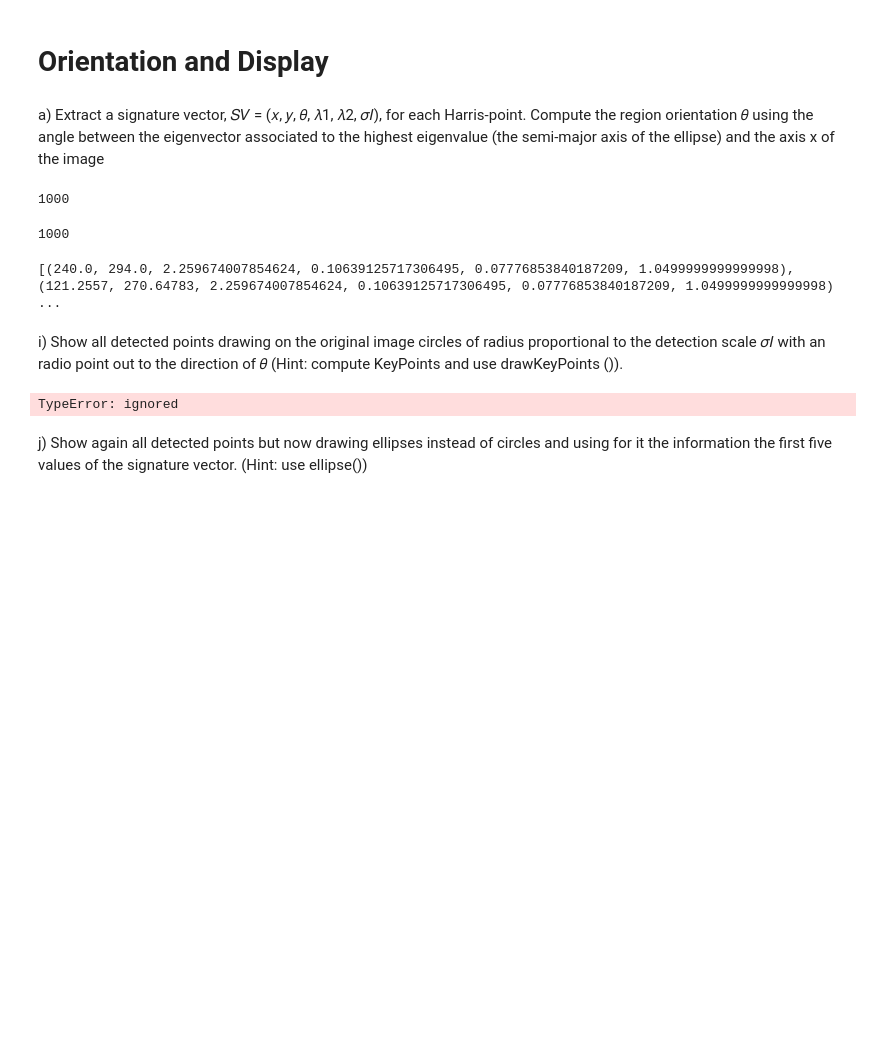
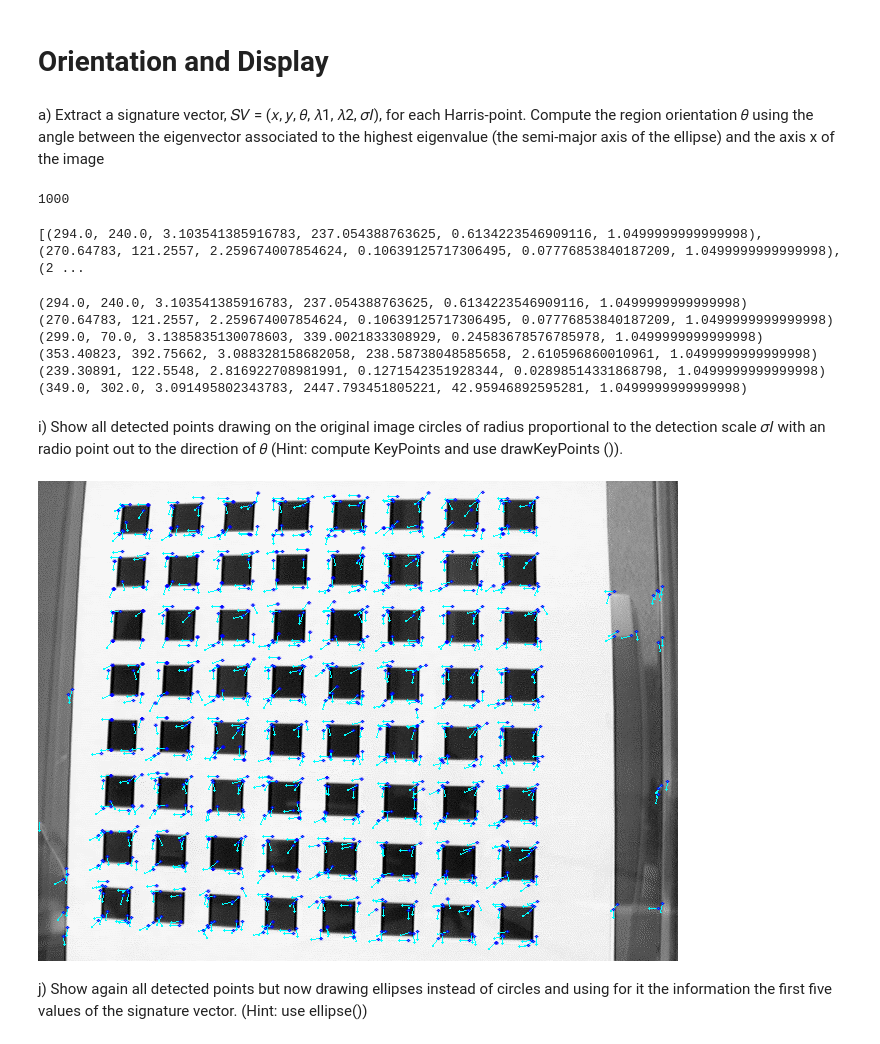
Before and after one commit to RoseSarlake/Computer-Vision, a Jupyter notebook: CV_Assignment2.ipynb, the cells around one changed output. Cells and saved outputs as stored; diff of their text form; code cells hidden in the pictures; blank space fills up the shorter version.

```diff
--- a/CV_Assignment2.ipynb
+++ b/CV_Assignment2.ipynb
@@ -364,13 +364,13 @@ def My_harris_refine(points,img):
   # store all the refined corner in "corner"
   corners = cv2.cornerSubPix(gray,np.float32(loc_arr),(5,5),(-1,-1),criteria)
 
-  return corners
+  return corners,loc_arr
 # %%
 # show the result
 # This plot idea is from "OpenCV-Python-Tutroals.readthedocs.io" https://opencv-python-tutroals.readthedocs.io/en/latest/py_tutorials/py_feature2d/py_features_harris/py_features_harris.html
 
 # call function
-corners = My_harris_refine(point_1000,img1)
+corners,loc_arr = My_harris_refine(point_1000,img1)
 # copy the image1 as working image "img_refine"
 img_refine = img1.copy()
 
@@ -412,10 +398,13 @@ def My_harris_angle(v1,v2):
   uni_v2 = v2/np.linalg.norm(v2)
   # compute the dot product
   dotp = np.dot(uni_v1,uni_v2)
-  # compute the angle between two vectors
-  angle = np.arccos(dotp)
+  # compute the angle between two vectors, np.arccos() return the unit circle in range [0, pi] as radians
+  degree = np.arccos(dotp)
+  # in the later angle in keypoint, it should in range [0,360) as degree
+  # so the radians need to convert to degree
+  #degree = radians* (180/np.pi)
 
-  return angle
+  return degree
 # %%
 # x, y is the output of 1 h), the coordinates of detected point, which stored in "corners"
 print(len(corners))
@@ -443,15 +432,15 @@ def My_harris_cv(sigma,img,points):
   SV = []
   # computer the second second moment-matrix of each point
   for i in range(len(points)):
-    mat = np.array([[Imgxx[int(points[1][0])][int(points[1][1])], Imgxy[int(points[1][0])][int(points[1][1])]],
-            [Imgxy[int(points[1][0])][int(points[1][1])], Imgyy[int(points[1][0])][int(points[1][1])]]])
+    mat = np.array([[Imgxx[int(points[i][0])][int(points[i][1])], Imgxy[int(points[i][0])][int(points[i][1])]],
+            [Imgxy[int(points[i][0])][int(points[i][1])], Imgyy[int(points[i][0])][int(points[i][1])]]])
 
     # call function My_harris_svd to compute the lam1, lam2 and theta
     lam1, lam2, theta = My_harris_svd(mat)
 
     sigma_i = sigma*1.4*1.5
     # signature vector 𝑆𝑉 = (𝑥, 𝑦, 𝜃, 𝜆1, 𝜆2, 𝜎𝐼)
-    SV.append(( points[i][0], points[i][1], theta, lam1, lam2, sigma_i))
+    SV.append(( points[i][1], points[i][0], theta, lam1, lam2, sigma_i))
 
   return SV
 # %%
@@ -460,17 +449,45 @@ sv = My_harris_cv(0.5,img1,corners)
 # print the result
 print(sv)
 # %% [output]
-1000
+[(294.0, 240.0, 3.103541385916783, 237.054388763625, 0.6134223546909116, 1.0499999999999998), (270.64783, 121.2557, 2.259674007854624, 0.10639125717306495, 0.07776853840187209, 1.0499999999999998), (2 ...
-# %%
-print(sv)
-# %% [output]
-[(240.0, 294.0, 2.259674007854624, 0.10639125717306495, 0.07776853840187209, 1.0499999999999998), (121.2557, 270.64783, 2.259674007854624, 0.10639125717306495, 0.07776853840187209, 1.0499999999999998) ...
+# %%
+print(sv[0])
+print(sv[1])
+print(sv[2])
+print(sv[3])
+print(sv[4])
+print(sv[5])
+# %% [output]
+(294.0, 240.0, 3.103541385916783, 237.054388763625, 0.6134223546909116, 1.0499999999999998)
+(270.64783, 121.2557, 2.259674007854624, 0.10639125717306495, 0.07776853840187209, 1.0499999999999998)
+(299.0, 70.0, 3.1385835130078603, 339.0021833308929, 0.24583678576785978, 1.0499999999999998)
+(353.40823, 392.75662, 3.088328158682058, 238.58738048585658, 2.610596860010961, 1.0499999999999998)
+(239.30891, 122.5548, 2.816922708981991, 0.1271542351928344, 0.02898514331868798, 1.0499999999999998)
+(349.0, 302.0, 3.091495802343783, 2447.793451805221, 42.95946892595281, 1.0499999999999998)
 # %% [markdown]
 i) Show all detected points drawing on the original image circles of radius proportional to the detection scale 𝜎𝐼 with an radio point out to the direction of 𝜃 (Hint: compute KeyPoints and use drawKeyPoints ()).
-# %%
-img_circle = img1.copy()
-cv2.drawKeypoints(img_circle, corners, img_circle, color=(255,0,0),flags=cv2.DRAW_MATCHES_FLAGS_DRAW_RICH_KEYPOINTS)
-# %% [output]
-TypeError: ignored
+# %%
+img_circle = img1.copy()
+
+# create a list to store the keypoints value
+keypoints= []
+# append every in the keypoint class
+for i in range(len(sv)):
+  # keypoint - cv2.KeyPoint([x, y, _size[, _angle[, _response[, _octave[, _class_id]]]]]) → <KeyPoint object>
+  # the size is diameter, so the 𝜎𝐼 needs double
+  keypoints.append(cv2.KeyPoint(sv[i][0],sv[i][1],sv[i][5]*2))
+
+  # draw an arrow to the 𝜃 direction
+  # cv2.arrowedLine() requires end point location, so need to calculate the end point, assume the length of arrow is 10
+  endp_x = int(sv[i][0] + 10 * math.cos(sv[i][2]))
+  endp_y = int(sv[i][1] + 10 * math.sin(sv[i][2]))
+
+  image = cv2.arrowedLine(img_circle, (sv[i][0],sv[i][1]), (endp_x,endp_y), (255,255,0),1)
+
+img_with_circle = cv2.drawKeypoints(img_circle, keypoints, img_circle, color=(255,0,0),flags=cv2.DRAW_MATCHES_FLAGS_DRAW_RICH_KEYPOINTS)
+
+cv2_imshow(img_with_circle)
+# %% [output]
+[figure, added]
 # %% [markdown]
 j) Show again all detected points but now drawing ellipses instead of circles and using for it the information the first five values of the signature vector. (Hint: use ellipse())
```
Also changed, not shown: parts of 3 cells of this notebook.
